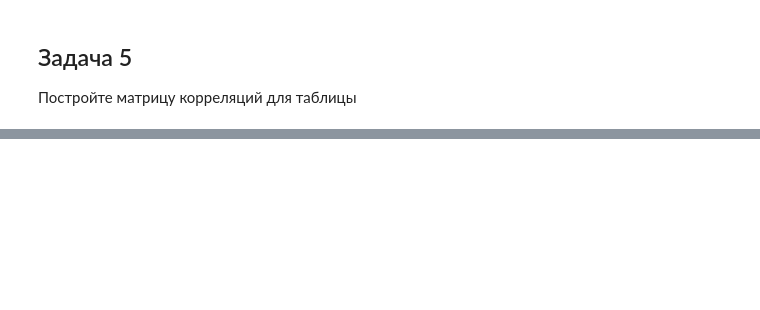
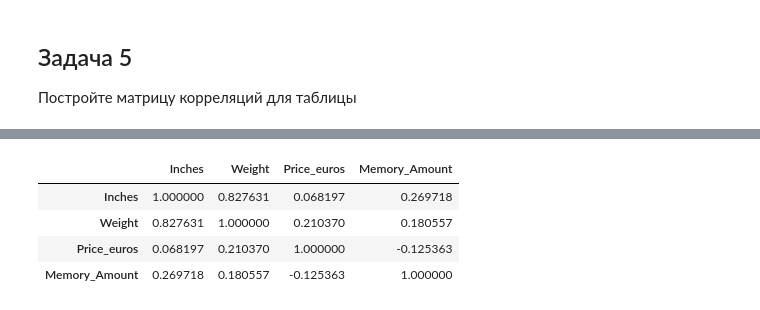
Before and after one commit to ElenaPhoenix/Python_for_analysts.Seminars_and_homework, a Jupyter notebook: Seminar_4/Task_5.ipynb, the cells around one changed output, grey strips where cells are left out. Saved outputs shown, nothing was run; the diff lists cells and outputs as text; code cells hidden in the pictures; blank space fills up the shorter version.

```diff
--- a/Seminar_4/Task_5.ipynb
+++ b/Seminar_4/Task_5.ipynb
@@ -16,3 +16,11 @@ df.head()
 | 2 | HP | 250 G6 | Notebook | 15.6 | Intel Core i5 7200U 2.5GHz | 8GB | Intel HD Graphics 620 | No OS | 1.86 | 575.00 | ... |
 | 3 | Apple | MacBook Pro | Ultrabook | 15.4 | Intel Core i7 2.7GHz | 16GB | AMD Radeon Pro 455 | macOS | 1.83 | 2537.45 | ... |
 | 4 | Apple | MacBook Pro | Ultrabook | 13.3 | Intel Core i5 3.1GHz | 8GB | Intel Iris Plus Graphics 650 | macOS | 1.37 | 1803.60 | ... |
+# %%
+df.corr(numeric_only=True) # numeric_only=True - использовать только числовые значения dataframe
+# %% [output]
+|  | Inches | Weight | Price_euros | Memory_Amount |
+| Inches | 1.000000 | 0.827631 | 0.068197 | 0.269718 |
+| Weight | 0.827631 | 1.000000 | 0.210370 | 0.180557 |
+| Price_euros | 0.068197 | 0.210370 | 1.000000 | -0.125363 |
+| Memory_Amount | 0.269718 | 0.180557 | -0.125363 | 1.000000 |
```
Also changed, not shown: parts of 2 cells of this notebook, 2 other files.
